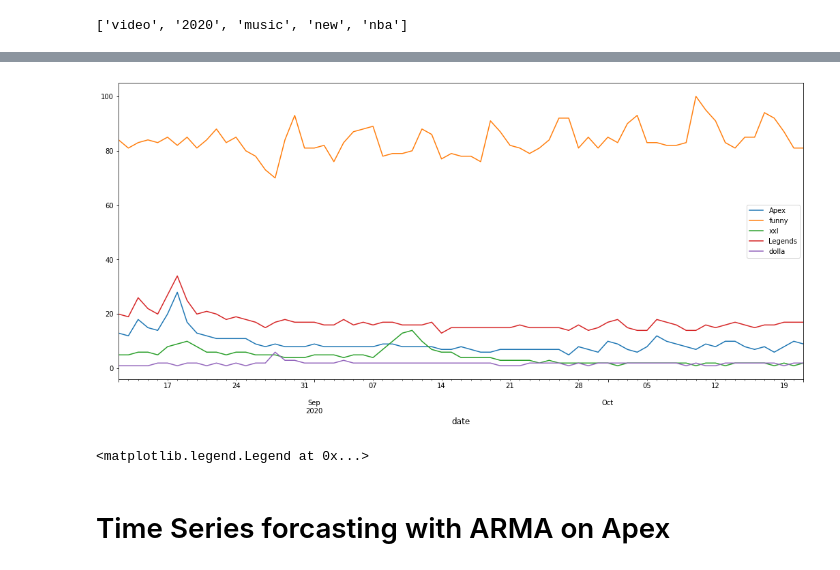
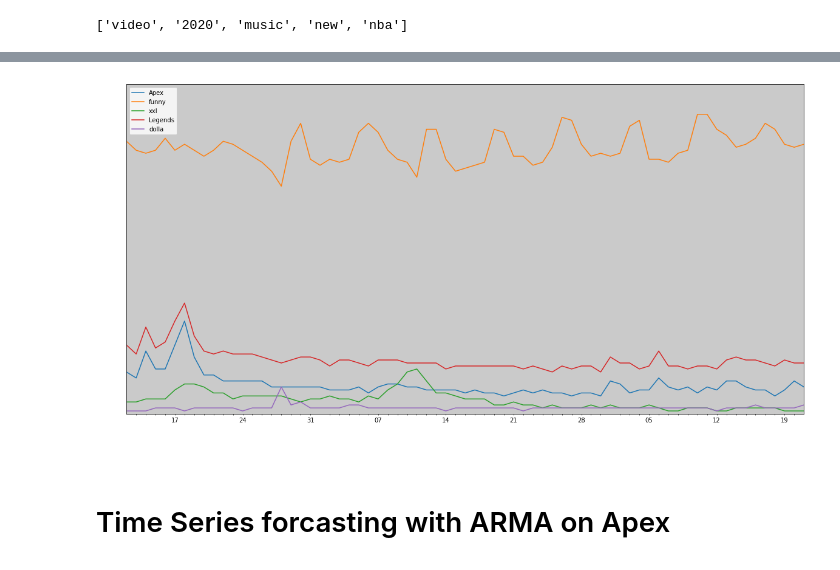
Before and after one commit to m677s345/EECS_731_SEMESTER_PROJECT_TRENDING, a Jupyter notebook: EECS_731__Semester_Project.ipynb, the cells around one changed output, grey strips where cells are left out. Saved outputs shown, nothing was run; the diff lists cells and outputs as text; code cells hidden in the pictures.

```diff
--- a/EECS_731__Semester_Project.ipynb
+++ b/EECS_731__Semester_Project.ipynb
@@ -636,20 +603,27 @@ ax.legend(bbox_to_anchor=(0.99, 12)) #customise the legend location
 # %%
-wordcloud_tags = ['Apex','funny', 'xxl', 'Legends','dolla']
+kw_list = ['Apex','funny', 'xxl', 'Legends','dolla']
 timeframe='2020-08-12 2020-10-21'
 
-newtrend(wordcloud_tags , timeframe)
+
+pytrend.build_payload(kw_list, timeframe=timeframe, geo='US', gprop='youtube')
+trends = pytrend.interest_over_time()
+ax=trends.plot()
+
+
 
 ax.set_xlabel('Date',color='white')
 ax.set_ylabel('Searches',color='white')
 ax.patch.set_facecolor('#cacacaff')
 ax.tick_params(axis='x', colors='white')
 ax.tick_params(axis='y', colors='white')
 ax.set_ylim(0,110)  # ajust y axis range fo r numeric input
 ax.set_yticks(np.arange(0, 110 + 1, 10))  # adjust the y tick frequency
 ax.legend(bbox_to_anchor=(0.99, 12)) #customise the legend location
+
+plt.legend()
+plt.show()
 # %% [output]
-[figure, old version]
+[figure, new version]
-<matplotlib.legend.Legend at 0x...>
 # %% [markdown]
 # Time Series forcasting with ARMA on Apex
 # %%
```
Also changed, not shown: parts of 21 cells of this notebook.
